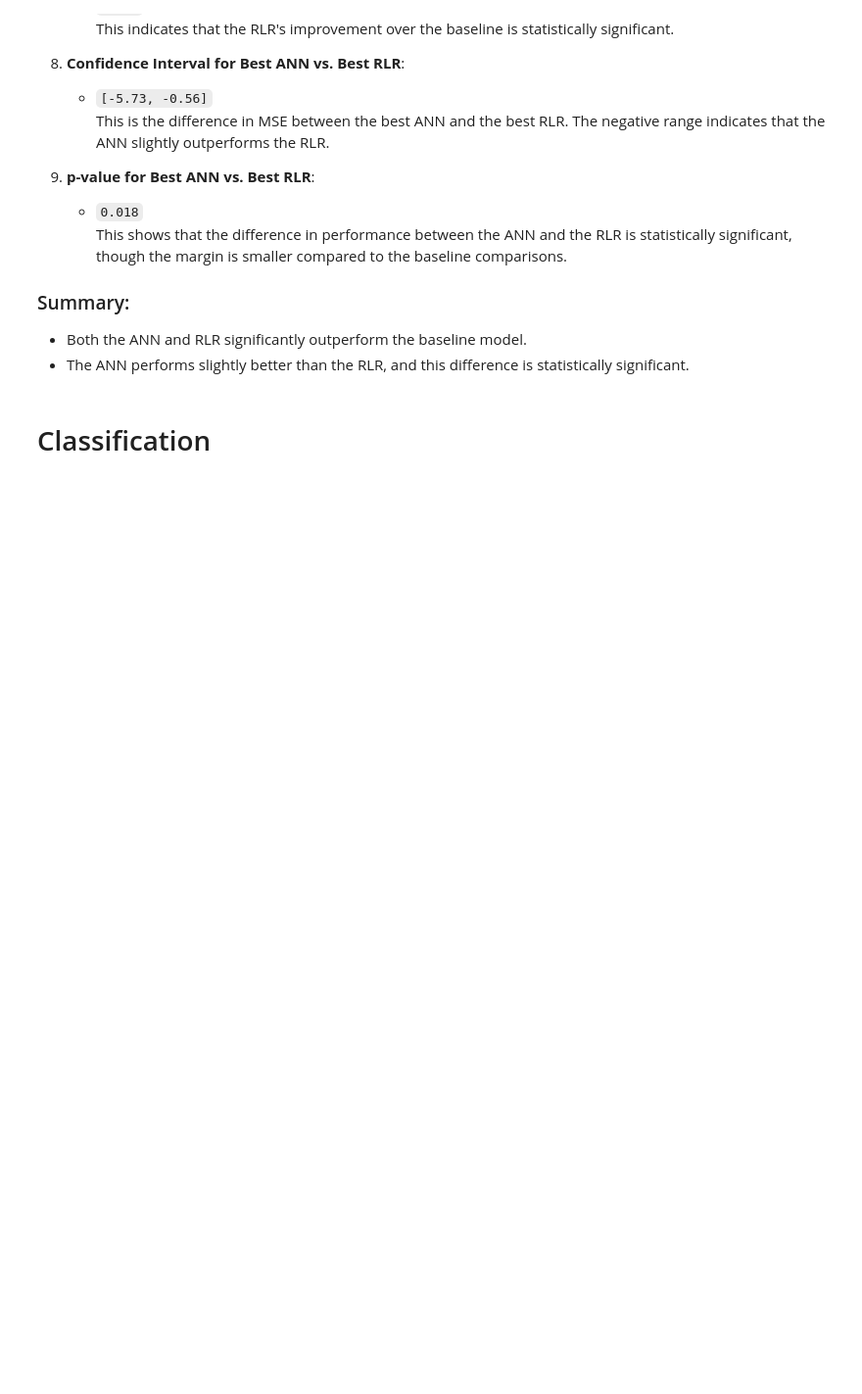
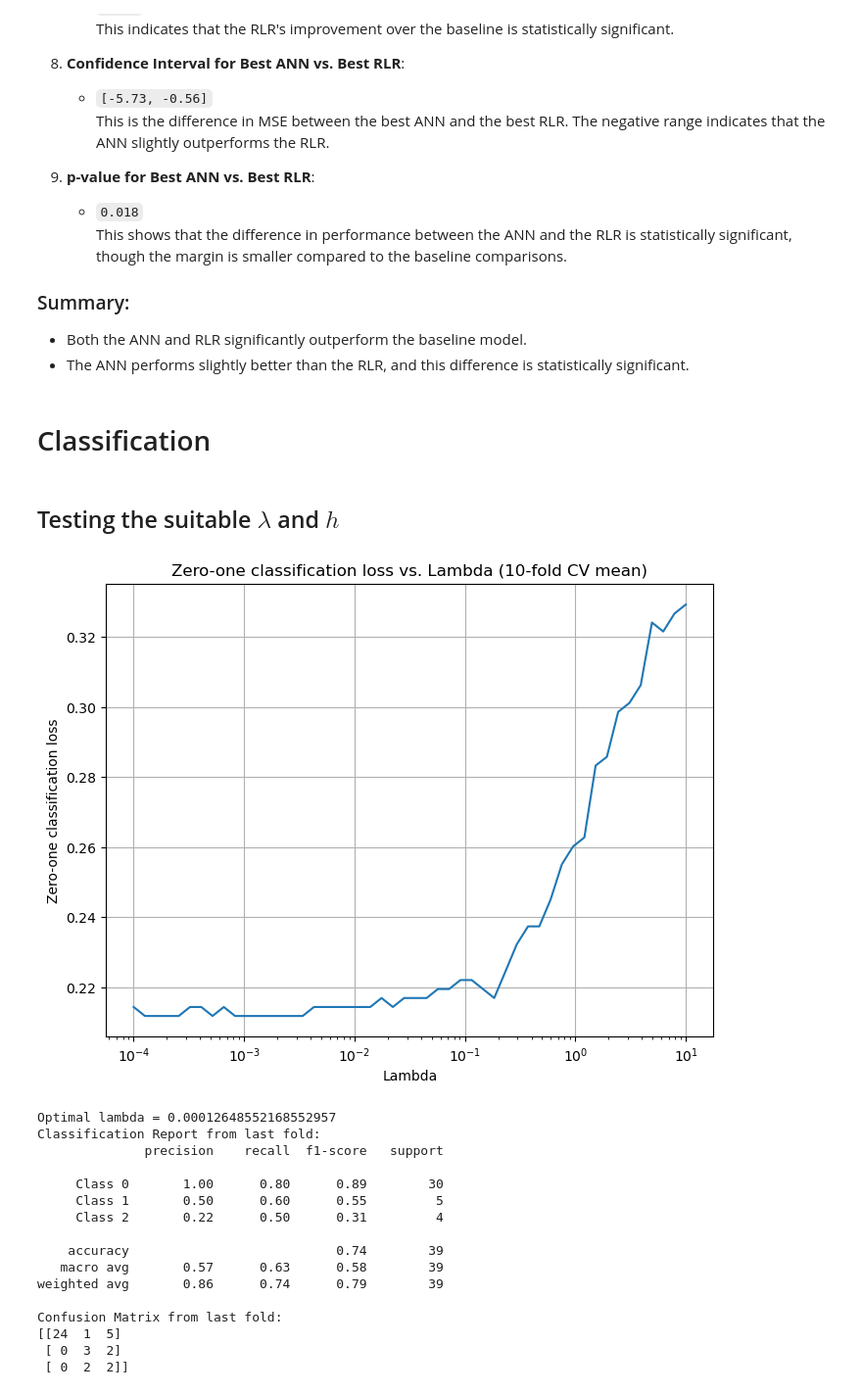
Before and after one commit to BalducciFrancesco/02450-Introduction-to-Machine-Learning-and-Data-Mining, a Jupyter notebook: project-2/project-2.ipynb, the cells around one changed output. Shown at 98% size. Cells and saved outputs as stored; diff of their text form; code cells hidden in the pictures; blank space fills up the shorter version.

Commit message:
added evaluation for classification task

```diff
--- a/project-2/project-2.ipynb
+++ b/project-2/project-2.ipynb
@@ -622,3 +620,82 @@ Here’s a brief description of the reported values:
 # print(f"p-value for best ANN vs. best RLR: {p_best_ann_vs_rlr}")
 # %% [markdown]
 # Classification
+# %% [markdown]
+## Testing the suitable $\lambda$ and $h$
+# %%
+# Convert DataFrame to a NumPy array
+df_classification = df.drop('car_name', axis=1)
+X = df_classification.drop('origin', axis=1).values
+y = df_classification['origin'].values - 1  # Convert to 0-based classes: 0, 1, 2
+
+attributeNames = df_classification.drop('origin', axis=1).columns
+
+lambdas = np.logspace(-4, 1, 50)
+
+# Set up 10-fold cross-validation
+K = 10
+CV = model_selection.KFold(K, shuffle=True)
+
+# Initialize arrays to store parameters
+test_errors = np.zeros((K, len(lambdas)))
+
+# Outer loop for K-fold cross-validation
+for k, (train_index, test_index) in enumerate(CV.split(X, y)):
+    X_train, X_test = X[train_index], X[test_index]
+    y_train, y_test = y[train_index], y[test_index]
+
+    # Standardize data based on training set
+    mu = np.mean(X_train, 0)
+    sigma = np.std(X_train, 0)
+    X_train = (X_train - mu) / sigma
+    X_test = (X_test - mu) / sigma
+
+    # Inner loop to evaluate different lambda values
+    for i, lambda_val in enumerate(lambdas):
+        model = lm.LogisticRegression(C=1/lambda_val, penalty='l2', solver='lbfgs')
+        model.fit(X_train, y_train)
+        y_pred = model.predict(X_test)
+        test_errors[k, i] = metrics.zero_one_loss(y_test, y_pred)
+
+# Calculate the average test error for each lambda value across all folds
+mean_test_errors = np.mean(test_errors, axis=0)
+
+# Find the optimal lambda value (minimum generalization error)
+optimal_lambda_idx = np.argmin(mean_test_errors)
+
+# Plot the generalization error (average test error) against lambda values
+plt.figure(figsize=(8, 6))
+plt.plot(lambdas, mean_test_errors)
+plt.xscale('log')
+plt.xlabel('Lambda')
+plt.ylabel('Zero-one classification loss')
+plt.title('Zero-one classification loss vs. Lambda (10-fold CV mean)')
+plt.grid(True)
+plt.show()
+
+print(f"Optimal lambda = {lambdas[optimal_lambda_idx]}")
+
+print("Classification Report from last fold:")
+print(metrics.classification_report(y_test, y_pred, target_names=['Class 0', 'Class 1', 'Class 2']))
+
+# Confusion matrix
+print("Confusion Matrix from last fold:")
+print(metrics.confusion_matrix(y_test, y_pred))
+# %% [output]
+[figure, added]
+Optimal lambda = 0.00012648552168552957
+Classification Report from last fold:
+              precision    recall  f1-score   support
+
+     Class 0       1.00      0.80      0.89        30
+     Class 1       0.50      0.60      0.55         5
+     Class 2       0.22      0.50      0.31         4
+
+    accuracy                           0.74        39
+   macro avg       0.57      0.63      0.58        39
+weighted avg       0.86      0.74      0.79        39
+
+Confusion Matrix from last fold:
+[[24  1  5]
+ [ 0  3  2]
+ [ 0  2  2]]
```
Also changed, not shown: parts of 2 cells of this notebook.
